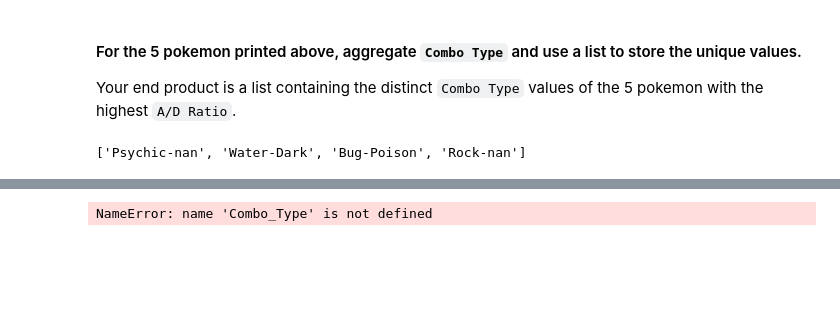
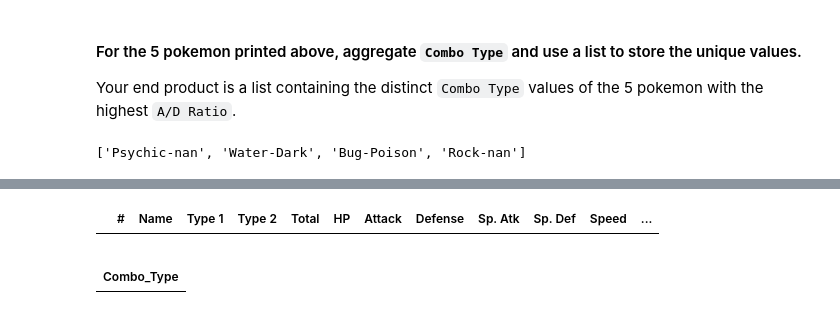
Before and after one commit to MatiasGrob/lab-dataframe-calculations, a Jupyter notebook: your-code/challenge-1.ipynb, the cells around one changed output, grey strips where cells are left out. Saved outputs shown, nothing was run; the diff lists cells and outputs as text; code cells hidden in the pictures; blank space fills up the shorter version.

```diff
--- a/your-code/challenge-1.ipynb
+++ b/your-code/challenge-1.ipynb
@@ -240,7 +244,14 @@ Your output should look like below:
 ![Aggregate](../images/aggregated-mean.png)
 # %%
 # your code here
-# %%
-pokemon[pokemon["Combo_Type"].isin(Combo_Type)].groupby(["Combo_Type"]).agg(np.mean)
-# %% [output]
-NameError: name 'Combo_Type' is not defined
+# %%
+pok = pokemon[pokemon['Combo_Type'].isin(['Bug Poison','Psychic','Rock','Water Dark'])]
+# %%
+pok
+# %% [output]
+|  | # | Name | Type 1 | Type 2 | Total | HP | Attack | Defense | Sp. Atk | Sp. Def | Speed | ... |
+# %%
+pok.pivot_table(index= ['Combo_Type'])
+# %% [output]
+|  |
+| Combo_Type |
```
Also changed, not shown: parts of 8 cells of this notebook.
